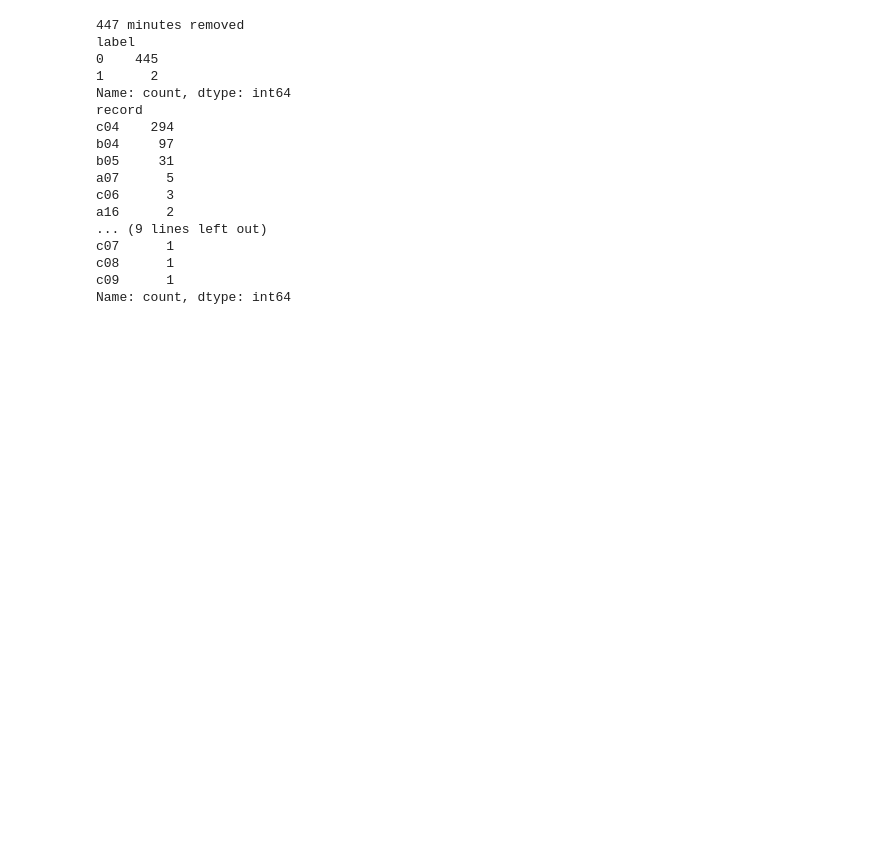
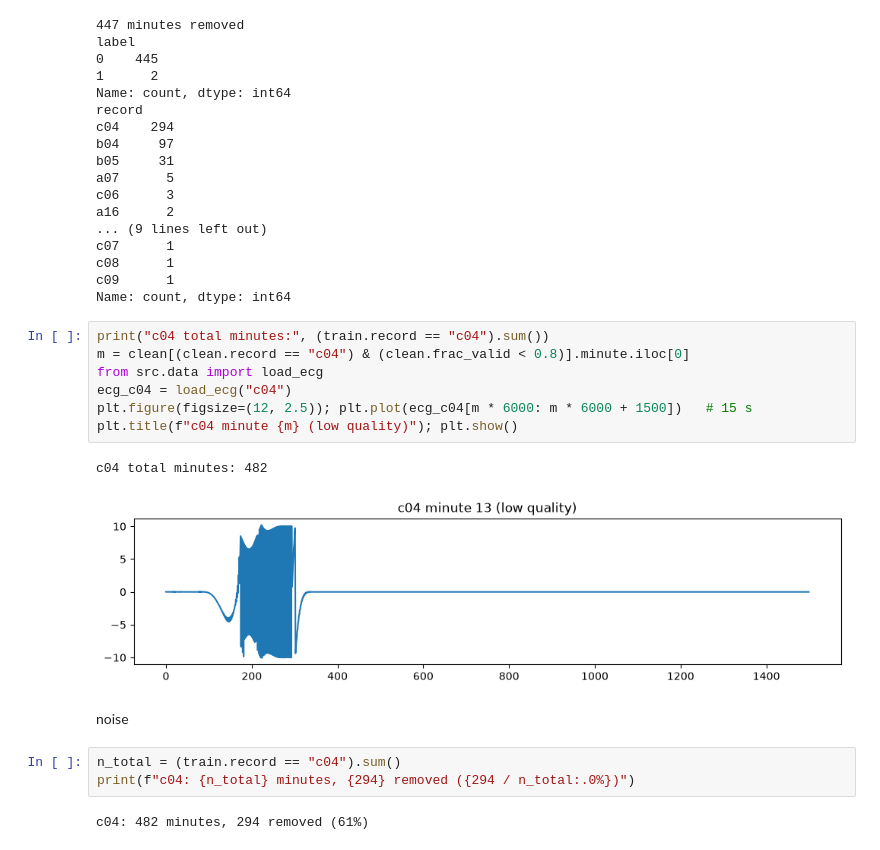
Before and after one commit to MammadHuseyn/apnea-ecg-ml, a Jupyter notebook: notebooks/03_eda_preprocessing.ipynb, the cells around one changed output. Cells and saved outputs as stored; diff of their text form; blank space fills up the shorter version.

```diff
--- a/notebooks/03_eda_preprocessing.ipynb
+++ b/notebooks/03_eda_preprocessing.ipynb
@@ -236,6 +236,23 @@ c07      1
 c08      1
 c09      1
 Name: count, dtype: int64
+# %%
+print("c04 total minutes:", (train.record == "c04").sum())
+m = clean[(clean.record == "c04") & (clean.frac_valid < 0.8)].minute.iloc[0]
+from src.data import load_ecg
+ecg_c04 = load_ecg("c04")
+plt.figure(figsize=(12, 2.5)); plt.plot(ecg_c04[m * 6000: m * 6000 + 1500])   # 15 s
+plt.title(f"c04 minute {m} (low quality)"); plt.show()
+# %% [output]
+c04 total minutes: 482
+[figure, added]
+# %% [markdown]
+noise
+# %%
+n_total = (train.record == "c04").sum()
+print(f"c04: {n_total} minutes, {294} removed ({294 / n_total:.0%})")
+# %% [output]
+c04: 482 minutes, 294 removed (61%)
 # %%
 MODEL_FEATS = ["rr_mean", "rr_sdnn", "rr_rmssd", "rr_pnn50", "rr_min", "rr_max", "rr_range", "hr_mean"]
 
```
Also changed, not shown: parts of 6 cells of this notebook, 3 other files.
